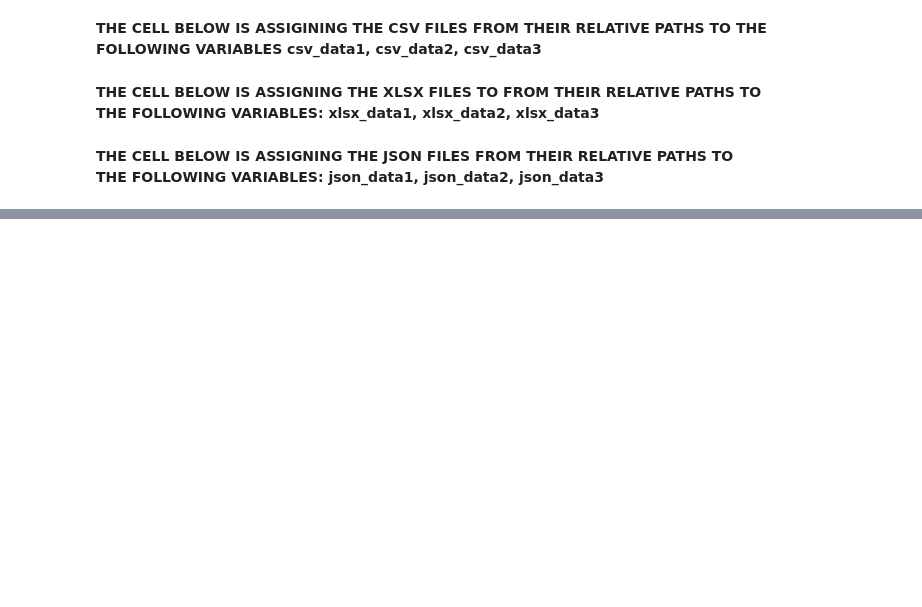
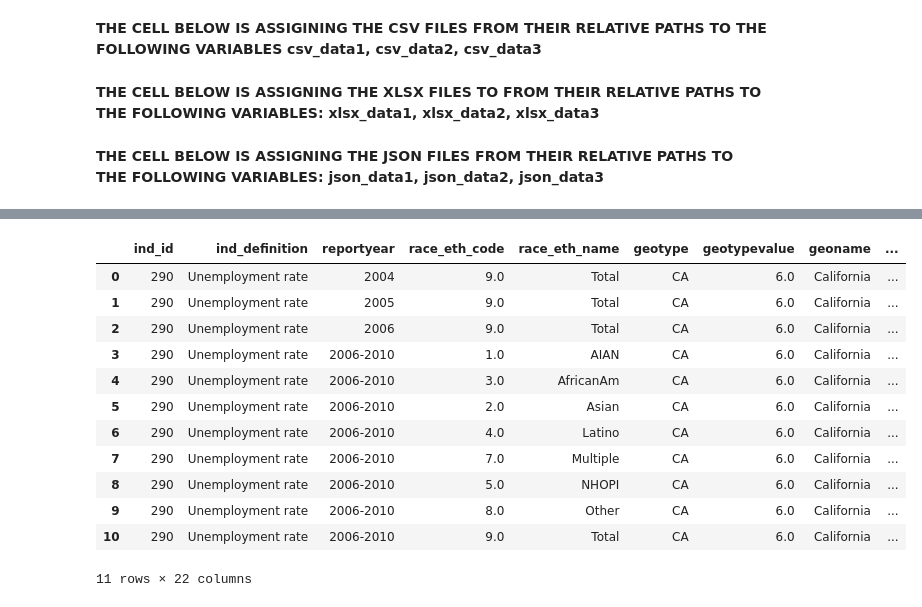
Before and after one commit to Yaghs/datasci_1_loading, a Jupyter notebook: HHA_507_HW1.ipynb, the cells around one changed output, grey strips where cells are left out. Saved outputs shown, nothing was run; the diff lists cells and outputs as text; code cells hidden in the pictures; blank space fills up the shorter version.

```diff
--- a/HHA_507_HW1.ipynb
+++ b/HHA_507_HW1.ipynb
@@ -12,9 +18,9 @@ csv_data3 = '/content/Data/CSV_files/Inpatient_Rehabilitation_Facility-Provider_
 # %% [markdown]
 **THE CELL BELOW IS ASSIGNING THE XLSX FILES TO FROM THEIR RELATIVE PATHS TO THE FOLLOWING VARIABLES: xlsx_data1, xlsx_data2, xlsx_data3**
 # %%
-xlsx_data1 = '/content/Data/XLSX_files/CPI-forecast.xlsx'
-xlsx_data2 = '/content/Data/XLSX_files/CPI-historical-forecast.xlsx'
-xlsx_data3 = '/content/Data/XLSX_files/PPI-historical-forecast.xlsx'
+xlsx_data1 = '/content/Data/XLSX_files/emergency-department-volume-and-capacity-2021-2023.xlsx'
+xlsx_data2 = '/content/Data/XLSX_files/hci_unemployment_290_ca_re_co_cd_pl_ct-5-22-14-ada.xlsx'
+xlsx_data3 = '/content/Data/XLSX_files/supplier-diversity-in-california-hospital-procurements-2021-2023-dashboard-data.xlsx'
 # %% [markdown]
 **THE CELL BELOW IS ASSIGNING THE JSON FILES FROM THEIR RELATIVE PATHS TO THE FOLLOWING VARIABLES: json_data1, json_data2, json_data3**
 # %%
@@ -23,0 +445,17 @@ json_data3 = '/content/Data/JSON_files/retail-food-stores.json'
+# %%
+df5 = pd.read_excel(xlsx_data2)
+df5.head(11)
+# %% [output]
+|  | ind_id | ind_definition | reportyear | race_eth_code | race_eth_name | geotype | geotypevalue | geoname | ... |
+| 0 | 290 | Unemployment rate | 2004 | 9.0 | Total | CA | 6.0 | California | ... |
+| 1 | 290 | Unemployment rate | 2005 | 9.0 | Total | CA | 6.0 | California | ... |
+| 2 | 290 | Unemployment rate | 2006 | 9.0 | Total | CA | 6.0 | California | ... |
+| 3 | 290 | Unemployment rate | 2006-2010 | 1.0 | AIAN | CA | 6.0 | California | ... |
+| 4 | 290 | Unemployment rate | 2006-2010 | 3.0 | AfricanAm | CA | 6.0 | California | ... |
+| 5 | 290 | Unemployment rate | 2006-2010 | 2.0 | Asian | CA | 6.0 | California | ... |
+| 6 | 290 | Unemployment rate | 2006-2010 | 4.0 | Latino | CA | 6.0 | California | ... |
+| 7 | 290 | Unemployment rate | 2006-2010 | 7.0 | Multiple | CA | 6.0 | California | ... |
+| 8 | 290 | Unemployment rate | 2006-2010 | 5.0 | NHOPI | CA | 6.0 | California | ... |
+| 9 | 290 | Unemployment rate | 2006-2010 | 8.0 | Other | CA | 6.0 | California | ... |
+| 10 | 290 | Unemployment rate | 2006-2010 | 9.0 | Total | CA | 6.0 | California | ... |
+11 rows × 22 columns
```
Also changed, not shown: parts of 19 cells of this notebook.
